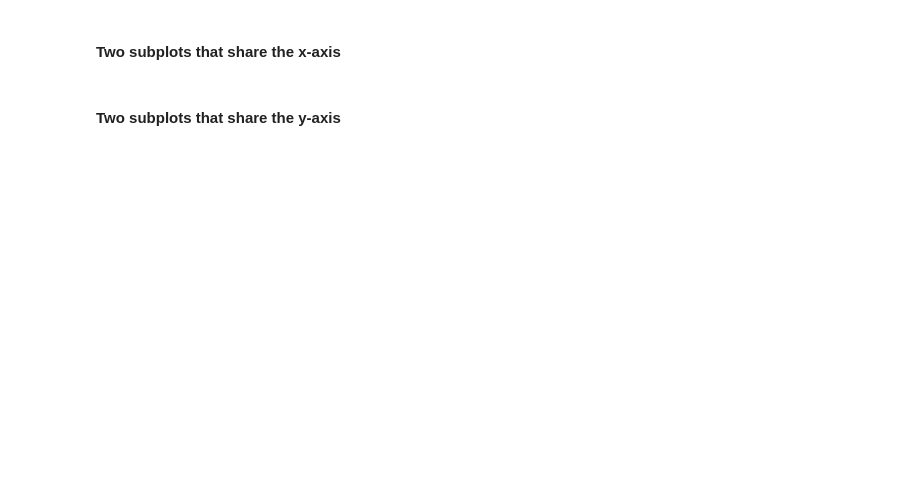
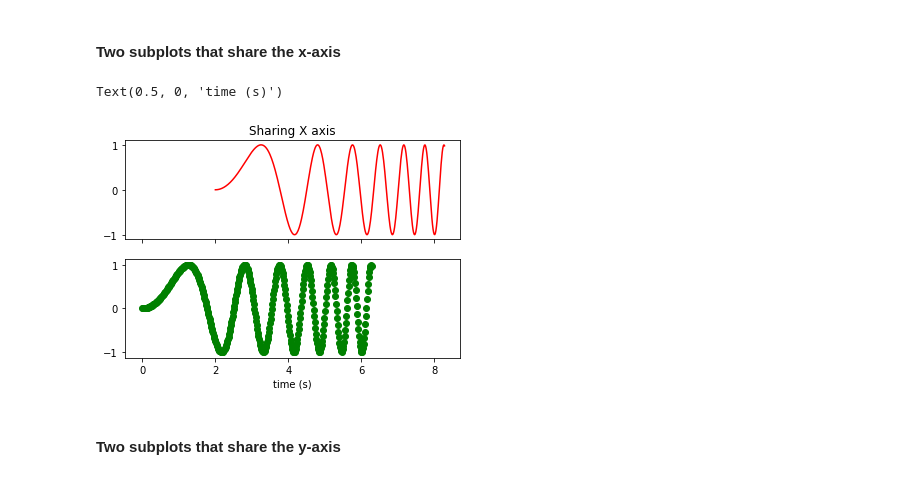
Before and after one commit to ds-connectors/PHYSICS-88, a Jupyter notebook: sp20/Week3/Lecture03.ipynb, the cells around one changed output. Cells and saved outputs as stored; diff of their text form; code cells hidden in the pictures; blank space fills up the shorter version.

```diff
--- a/sp20/Week3/Lecture03.ipynb
+++ b/sp20/Week3/Lecture03.ipynb
@@ -241,10 +284,13 @@ plt.show()
 #### Two subplots that share the x-axis
 # %%
 f, axarr = plt.subplots(2, sharex=True)
-axarr[0].plot(x, y,'r')
+axarr[0].plot(x+2, y,'r')
 axarr[0].set_title('Sharing X axis')
 axarr[1].scatter(x, y, color='g')
 axarr[1].set_xlabel('time (s)')
+# %% [output]
+Text(0.5, 0, 'time (s)')
+[figure, added]
 # %% [markdown]
 #### Two subplots that share the y-axis
 # %%
```
Also changed, not shown: parts of 30 cells of this notebook.
